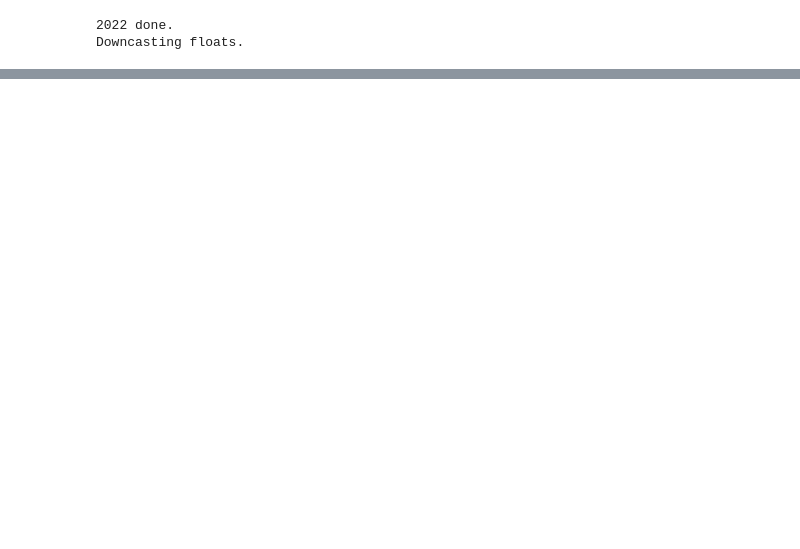
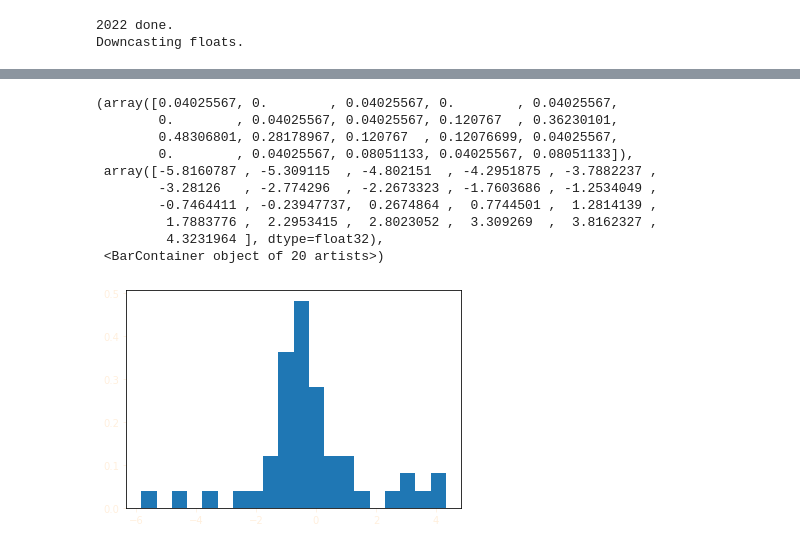
Before and after one commit to keeganheilman/nfl-charts, a Jupyter notebook: team-drive-epa.ipynb, the cells around one changed output, grey strips where cells are left out. Saved outputs shown, nothing was run; the diff lists cells and outputs as text; code cells hidden in the pictures; blank space fills up the shorter version.

```diff
--- a/team-drive-epa.ipynb
+++ b/team-drive-epa.ipynb
@@ -628,0 +662,14 @@ df_play_par[df_play_par['wp'] < .2]
+# %%
+plt.hist(x=df_play_par[df_play_par.play_type=='pass'].epa,bins=20, density=True)
+# %% [output]
+(array([0.04025567, 0.        , 0.04025567, 0.        , 0.04025567,
+        0.        , 0.04025567, 0.04025567, 0.120767  , 0.36230101,
+        0.48306801, 0.28178967, 0.120767  , 0.12076699, 0.04025567,
+        0.        , 0.04025567, 0.08051133, 0.04025567, 0.08051133]),
+ array([-5.8160787 , -5.309115  , -4.802151  , -4.2951875 , -3.7882237 ,
+        -3.28126   , -2.774296  , -2.2673323 , -1.7603686 , -1.2534049 ,
+        -0.7464411 , -0.23947737,  0.2674864 ,  0.7744501 ,  1.2814139 ,
+         1.7883776 ,  2.2953415 ,  2.8023052 ,  3.309269  ,  3.8162327 ,
+         4.3231964 ], dtype=float32),
+ <BarContainer object of 20 artists>)
+[figure, added]
```
Also changed, not shown: parts of 10 cells of this notebook.
